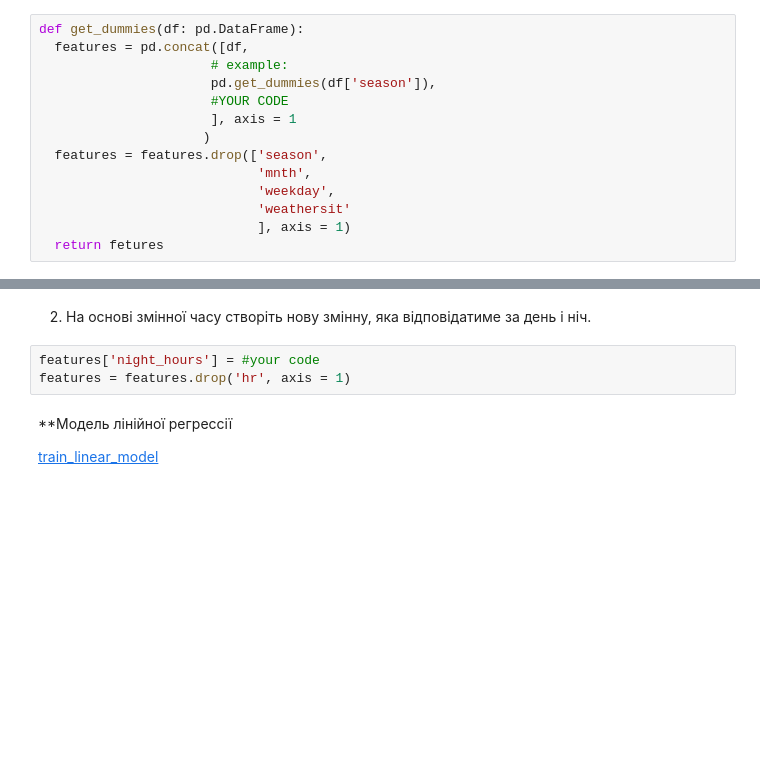
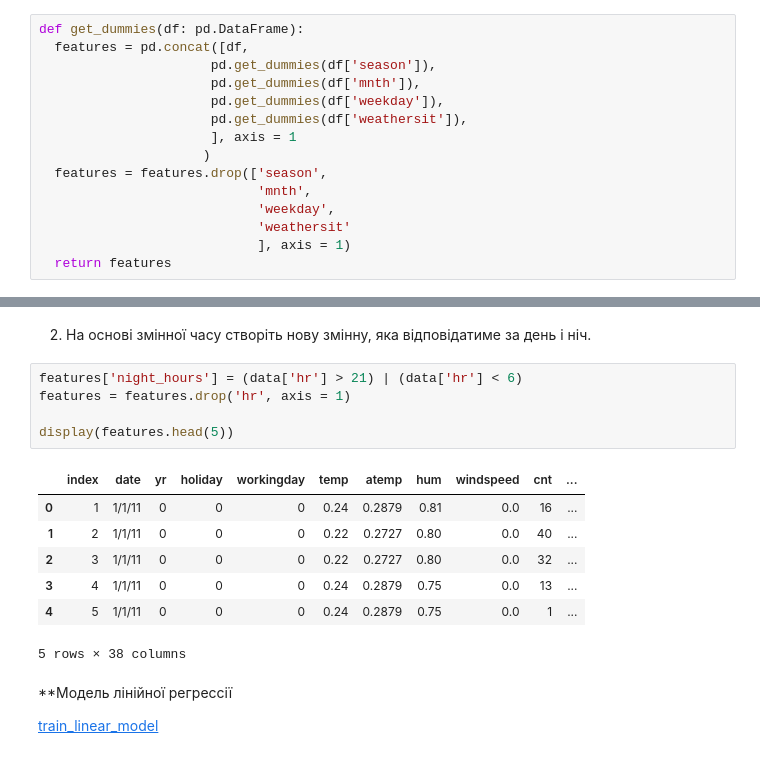
Before and after one commit to HumnytskaLiza/ai-labs, a Jupyter notebook: task4/Task4_Regression_basicAI_liza_humnytska.ipynb, the cells around one changed output, grey strips where cells are left out. Drawn from its saved outputs; the diff is of its cells as text; blank space fills up the shorter version.

```diff
--- a/task4/Task4_Regression_basicAI_liza_humnytska.ipynb
+++ b/task4/Task4_Regression_basicAI_liza_humnytska.ipynb
@@ -375,9 +375,10 @@ ax.xaxis.tick_top()
 # %%
 def get_dummies(df: pd.DataFrame):
   features = pd.concat([df,
-                      # example:
                       pd.get_dummies(df['season']),
-                      #YOUR CODE
+                      pd.get_dummies(df['mnth']),
+                      pd.get_dummies(df['weekday']),
+                      pd.get_dummies(df['weathersit']),
                       ], axis = 1
                      )
   features = features.drop(['season',
@@ -385,14 +386,24 @@ def get_dummies(df: pd.DataFrame):
                             'weekday',
                             'weathersit'
                             ], axis = 1)
-  return fetures
+  return features
 # %%
 features = get_dummies(data)
 # %% [markdown]
 2. На основі змінної часу створіть нову змінну, яка відповідатиме за день і ніч.
 # %%
-features['night_hours'] = #your code
+features['night_hours'] = (data['hr'] > 21) | (data['hr'] < 6)
 features = features.drop('hr', axis = 1)
+
+display(features.head(5))
+# %% [output]
+|  | index | date | yr | holiday | workingday | temp | atemp | hum | windspeed | cnt | ... |
+| 0 | 1 | 1/1/11 | 0 | 0 | 0 | 0.24 | 0.2879 | 0.81 | 0.0 | 16 | ... |
+| 1 | 2 | 1/1/11 | 0 | 0 | 0 | 0.22 | 0.2727 | 0.80 | 0.0 | 40 | ... |
+| 2 | 3 | 1/1/11 | 0 | 0 | 0 | 0.22 | 0.2727 | 0.80 | 0.0 | 32 | ... |
+| 3 | 4 | 1/1/11 | 0 | 0 | 0 | 0.24 | 0.2879 | 0.75 | 0.0 | 13 | ... |
+| 4 | 5 | 1/1/11 | 0 | 0 | 0 | 0.24 | 0.2879 | 0.75 | 0.0 | 1 | ... |
+5 rows × 38 columns
 # %% [markdown]
 **Модель лінійної регрессії
 
```
Also changed, not shown: parts of 8 cells of this notebook.
